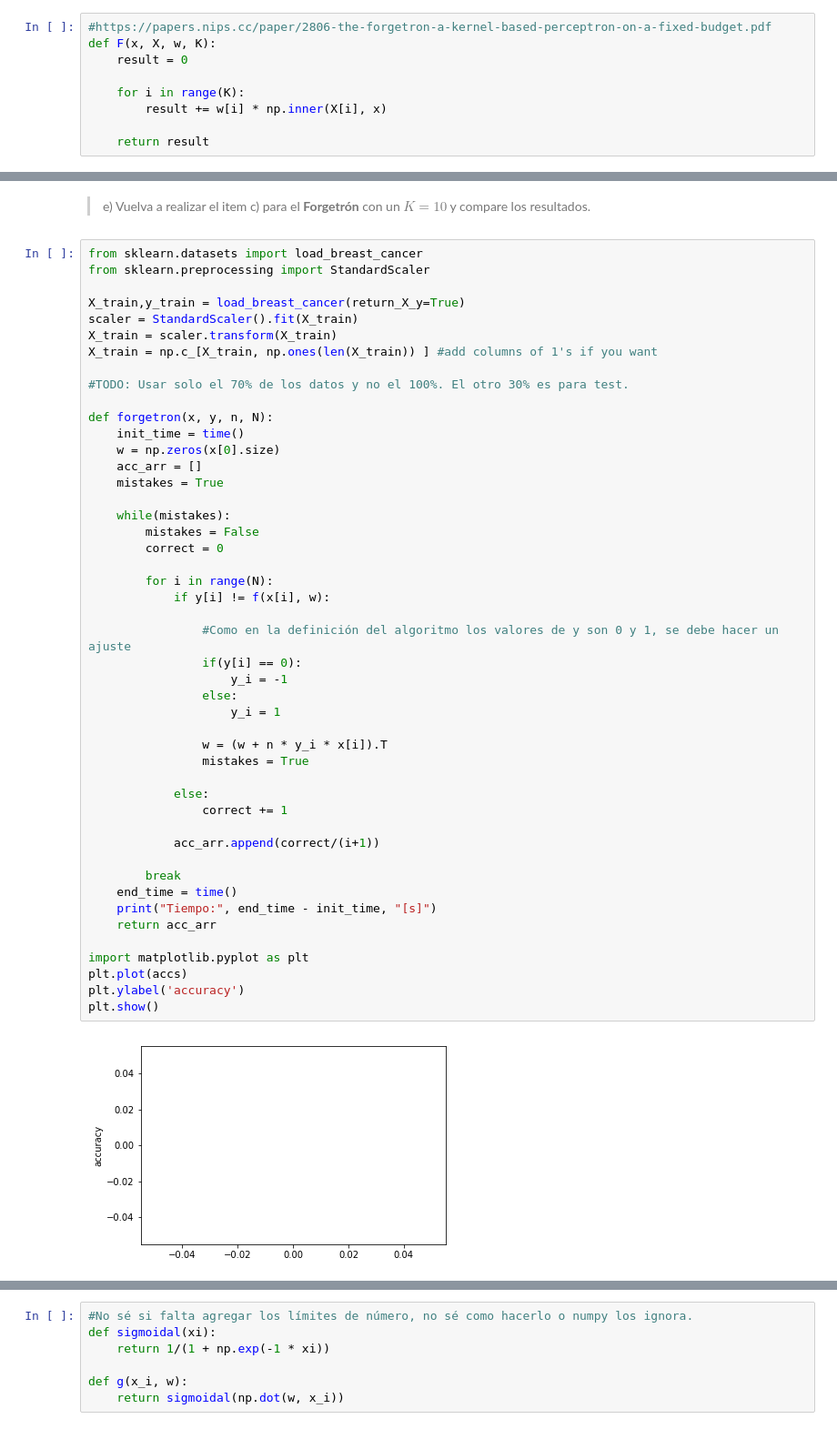
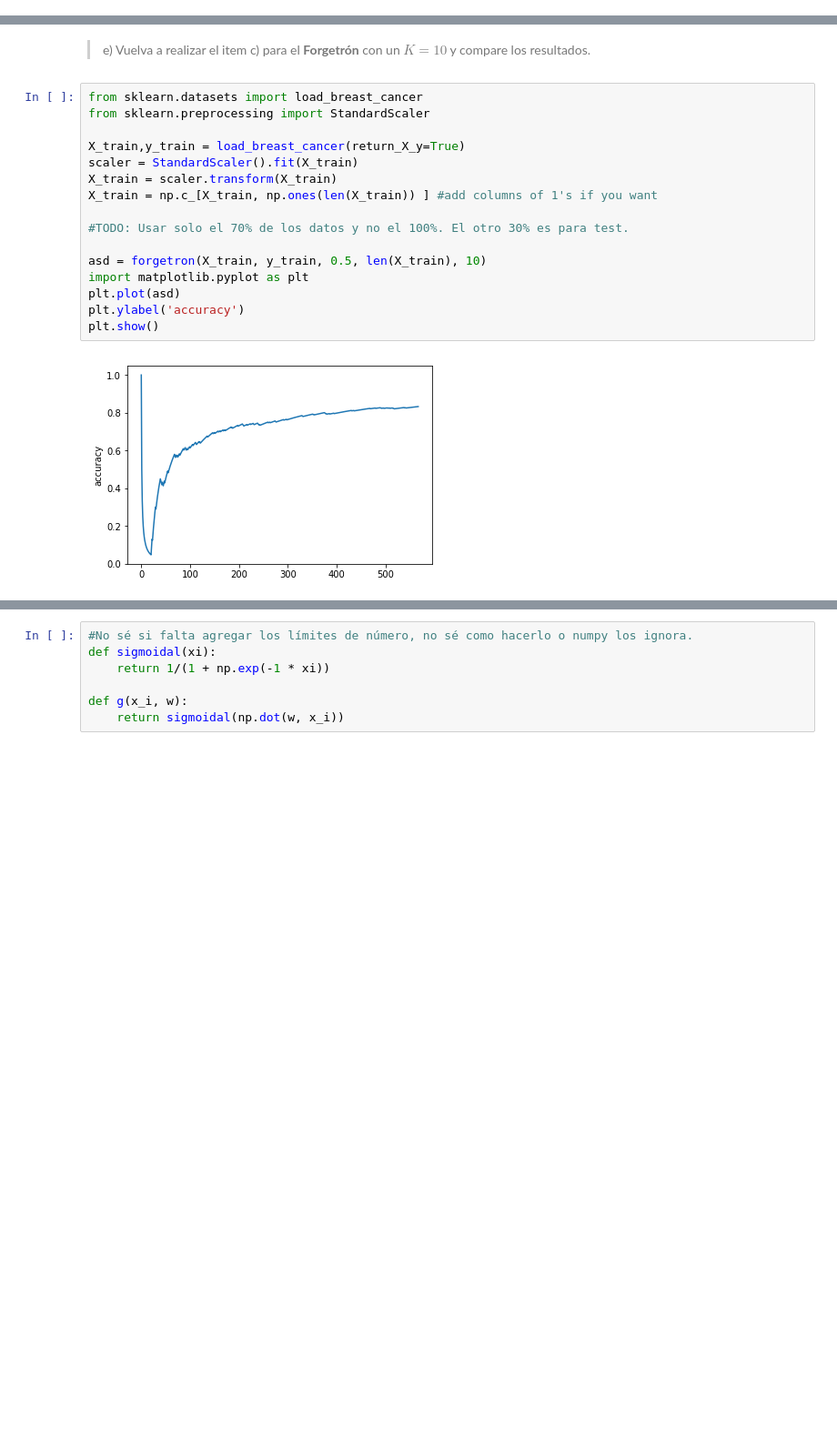
Before and after one commit to Sebaatd/MachineLearning-T0, a Jupyter notebook: Enunciado.ipynb, the cells around one changed output, grey strips where cells are left out. Shown at 91% size. Cells and saved outputs as stored; diff of their text form; blank space fills up the shorter version.

```diff
--- a/Enunciado.ipynb
+++ b/Enunciado.ipynb
@@ -131,11 +132,2 @@ plt.show()
 # %% [markdown]
 > d) Escriba una función que implemente el **Forgetrón** [[3]](#refs) con una memoria de tamaño $K$ y la función de kernel como el producto interno (*inner-product*), esto es $<a,b> = \sum_i a_i \cdot b_i$.
-# %%
-#https://papers.nips.cc/paper/2806-the-forgetron-a-kernel-based-perceptron-on-a-fixed-budget.pdf
-def F(x, X, w, K):
-    result = 0
-
-    for i in range(K):
-        result += w[i] * np.inner(X[i], x)
-
-    return result
@@ -144,52 +246,21 @@ def F(x, X, w, K):
 # %%
 from sklearn.datasets import load_breast_cancer
 from sklearn.preprocessing import StandardScaler
 
 X_train,y_train = load_breast_cancer(return_X_y=True)
 scaler = StandardScaler().fit(X_train)
 X_train = scaler.transform(X_train)
 X_train = np.c_[X_train, np.ones(len(X_train)) ] #add columns of 1's if you want
 
 #TODO: Usar solo el 70% de los datos y no el 100%. El otro 30% es para test.
 
-def forgetron(x, y, n, N):
-    init_time = time()
-    w = np.zeros(x[0].size)
-    acc_arr = []
-    mistakes = True
-
-    while(mistakes):
-        mistakes = False
-        correct = 0
-
-        for i in range(N):
-            if y[i] != f(x[i], w):
-
-                #Como en la definición del algoritmo los valores de y son 0 y 1, se debe hacer un ajuste
-                if(y[i] == 0):
-                    y_i = -1
-                else:
-                    y_i = 1
-
-                w = (w + n * y_i * x[i]).T
-                mistakes = True
-
-            else:
-                correct += 1
-
-            acc_arr.append(correct/(i+1))
-
-        break
-    end_time = time()
-    print("Tiempo:", end_time - init_time, "[s]")
-    return acc_arr
-
+asd = forgetron(X_train, y_train, 0.5, len(X_train), 10)
 import matplotlib.pyplot as plt
-plt.plot(accs)
+plt.plot(asd)
 plt.ylabel('accuracy')
 plt.show()
 # %% [output]
-[figure, old version]
+[figure, new version]
 # %% [markdown]
 ### ¿Qué sucede al variar la función objetivo del problema?
 Si utilizáramos la función de pérdida *binary cross entropy*, que castiga de manera suave los valores en que se equivoca el modelo a través de que el valor de salida sea una confiabilidad $g(x; w,b) \in [0,1]$.
```
Also changed, not shown: parts of 5 cells of this notebook.
